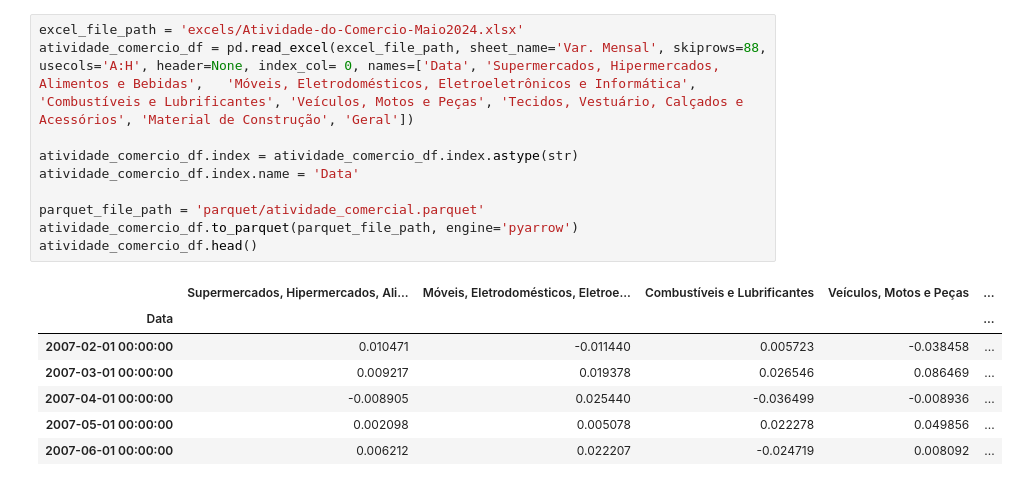
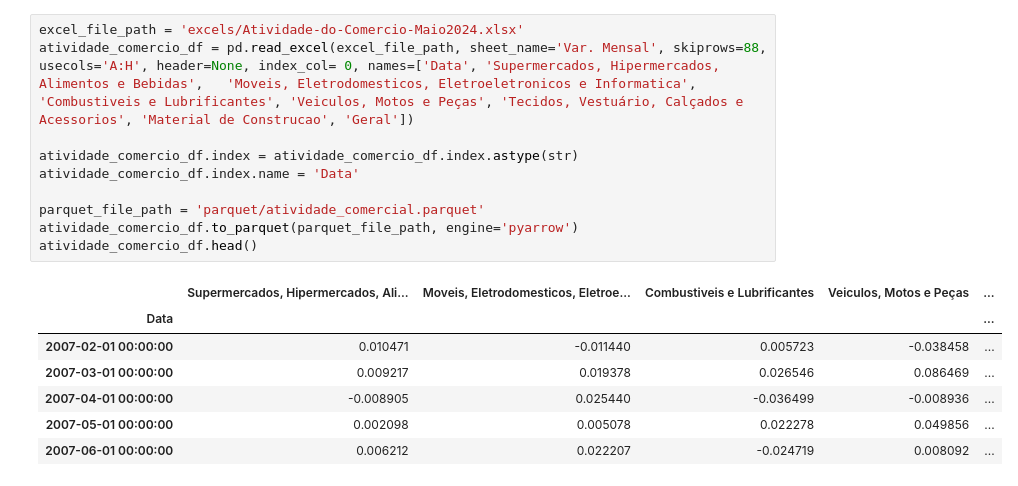
Before and after one commit to RicardoRocha1/dados_cartao_credito, a Jupyter notebook: data/excel_to_parquet.ipynb, the cells around one changed output. Drawn from its saved outputs; the diff is of its cells as text.

Commit message:
feat: further data extraction and treatment

```diff
--- a/data/excel_to_parquet.ipynb
+++ b/data/excel_to_parquet.ipynb
@@ -25,16 +25,16 @@ credito_df.head()
 | 2007-06-01 | -0.042161 | -0.045963 | 0.006704 | 0.010037 | -0.026792 | -0.009273 | -0.003151 | -0.025684 |
 # %%
 excel_file_path = 'excels/Atividade-do-Comercio-Maio2024.xlsx'
-atividade_comercio_df = pd.read_excel(excel_file_path, sheet_name='Var. Mensal', skiprows=88, usecols='A:H', header=None, index_col= 0, names=['Data', 'Supermercados, Hipermercados, Alimentos e Bebidas',	'Móveis, Eletrodomésticos, Eletroeletrônicos e Informática', 'Combustíveis e Lubrificantes', 'Veículos, Motos e Peças', 'Tecidos, Vestuário, Calçados e Acessórios', 'Material de Construção', 'Geral'])
+atividade_comercio_df = pd.read_excel(excel_file_path, sheet_name='Var. Mensal', skiprows=88, usecols='A:H', header=None, index_col= 0, names=['Data', 'Supermercados, Hipermercados, Alimentos e Bebidas',	'Moveis, Eletrodomesticos, Eletroeletronicos e Informatica', 'Combustiveis e Lubrificantes', 'Veiculos, Motos e Peças', 'Tecidos, Vestuário, Calçados e Acessorios', 'Material de Construcao', 'Geral'])
 
 atividade_comercio_df.index = atividade_comercio_df.index.astype(str)
 atividade_comercio_df.index.name = 'Data'
 
 parquet_file_path = 'parquet/atividade_comercial.parquet'
 atividade_comercio_df.to_parquet(parquet_file_path, engine='pyarrow')
 atividade_comercio_df.head()
 # %% [output]
-|  | Supermercados, Hipermercados, Ali... | Móveis, Eletrodomésticos, Eletroe... | Combustíveis e Lubrificantes | Veículos, Motos e Peças | ... |
+|  | Supermercados, Hipermercados, Ali... | Moveis, Eletrodomesticos, Eletroe... | Combustiveis e Lubrificantes | Veiculos, Motos e Peças | ... |
 | Data |  |  |  |  | ... |
 | 2007-02-01 00:00:00 | 0.010471 | -0.011440 | 0.005723 | -0.038458 | ... |
 | 2007-03-01 00:00:00 | 0.009217 | 0.019378 | 0.026546 | 0.086469 | ... |
```
Also changed, not shown: parts of 1 cell of this notebook, 3 other files.
